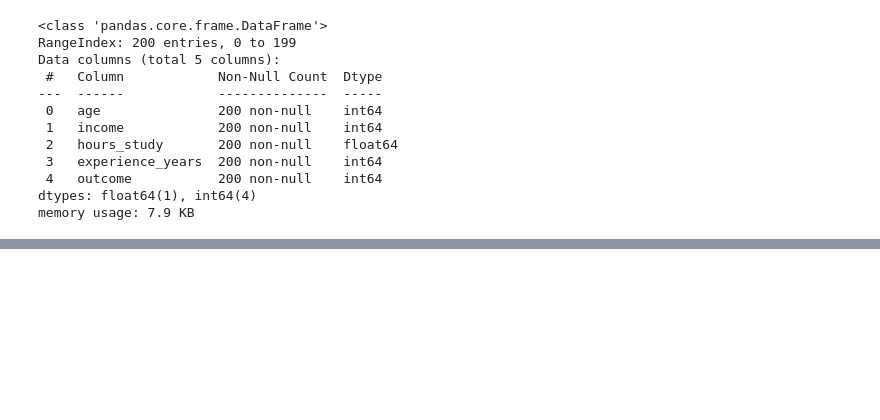
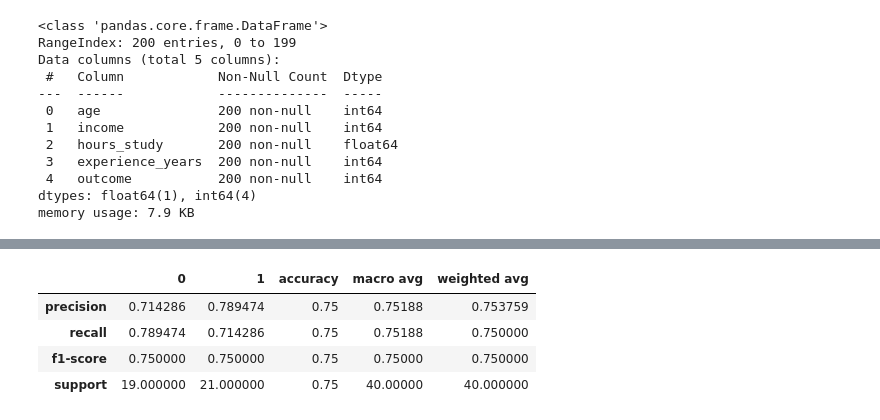
Before and after one commit to ManassehKemevor/multi-layer-perceptron, a Jupyter notebook: simple neural network.ipynb, the cells around one changed output, grey strips where cells are left out. Cells and saved outputs as stored; diff of their text form; code cells hidden in the pictures; blank space fills up the shorter version.

```diff
--- a/simple neural network.ipynb
+++ b/simple neural network.ipynb
@@ -120,0 +145,10 @@ acc
+# %%
+kk=classification_report(ytest,ypred,output_dict=True)
+report=pd.DataFrame(kk)
+report
+# %% [output]
+|  | 0 | 1 | accuracy | macro avg | weighted avg |
+| precision | 0.714286 | 0.789474 | 0.75 | 0.75188 | 0.753759 |
+| recall | 0.789474 | 0.714286 | 0.75 | 0.75188 | 0.750000 |
+| f1-score | 0.750000 | 0.750000 | 0.75 | 0.75000 | 0.750000 |
+| support | 19.000000 | 21.000000 | 0.75 | 40.00000 | 40.000000 |
```
Also changed, not shown: parts of 10 cells of this notebook.
